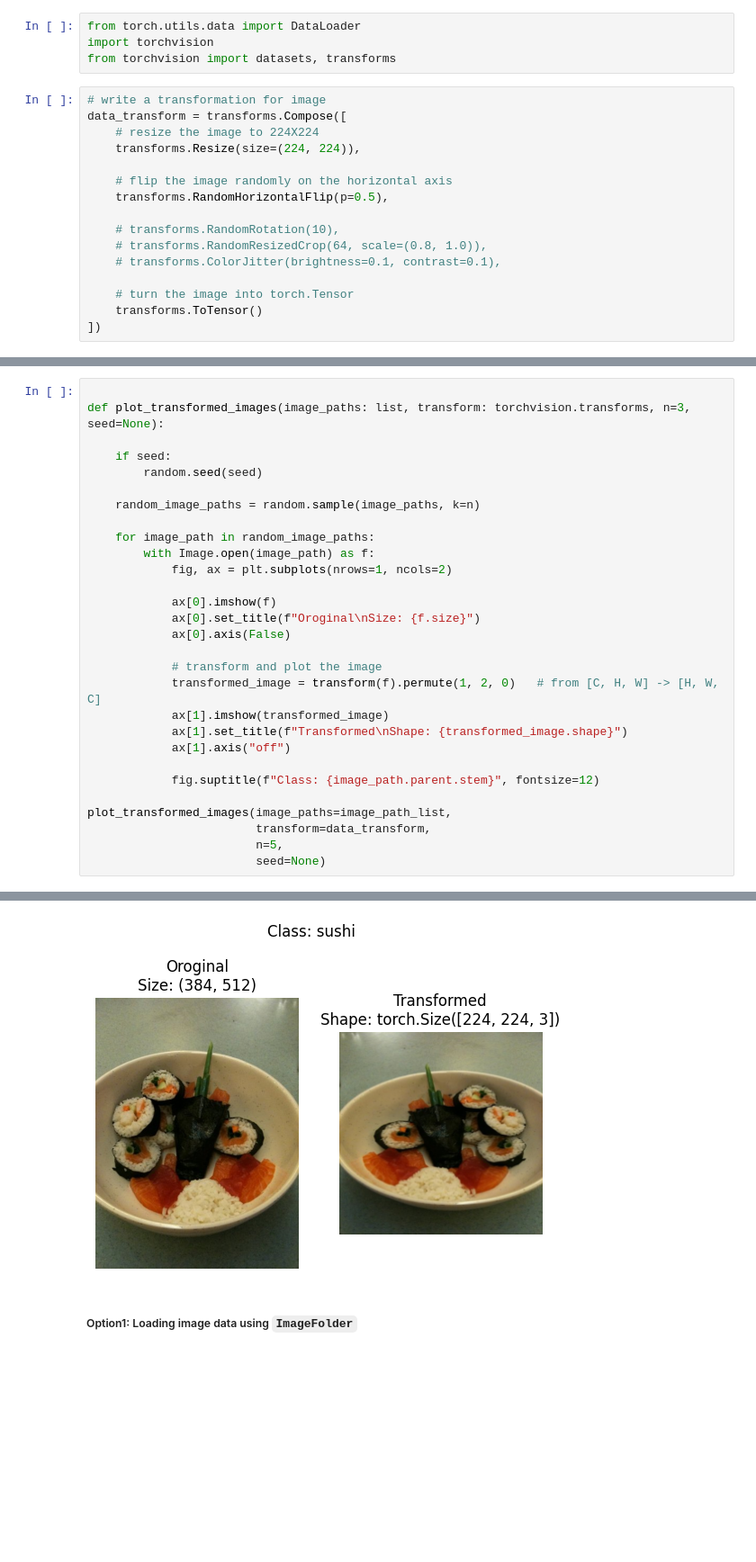
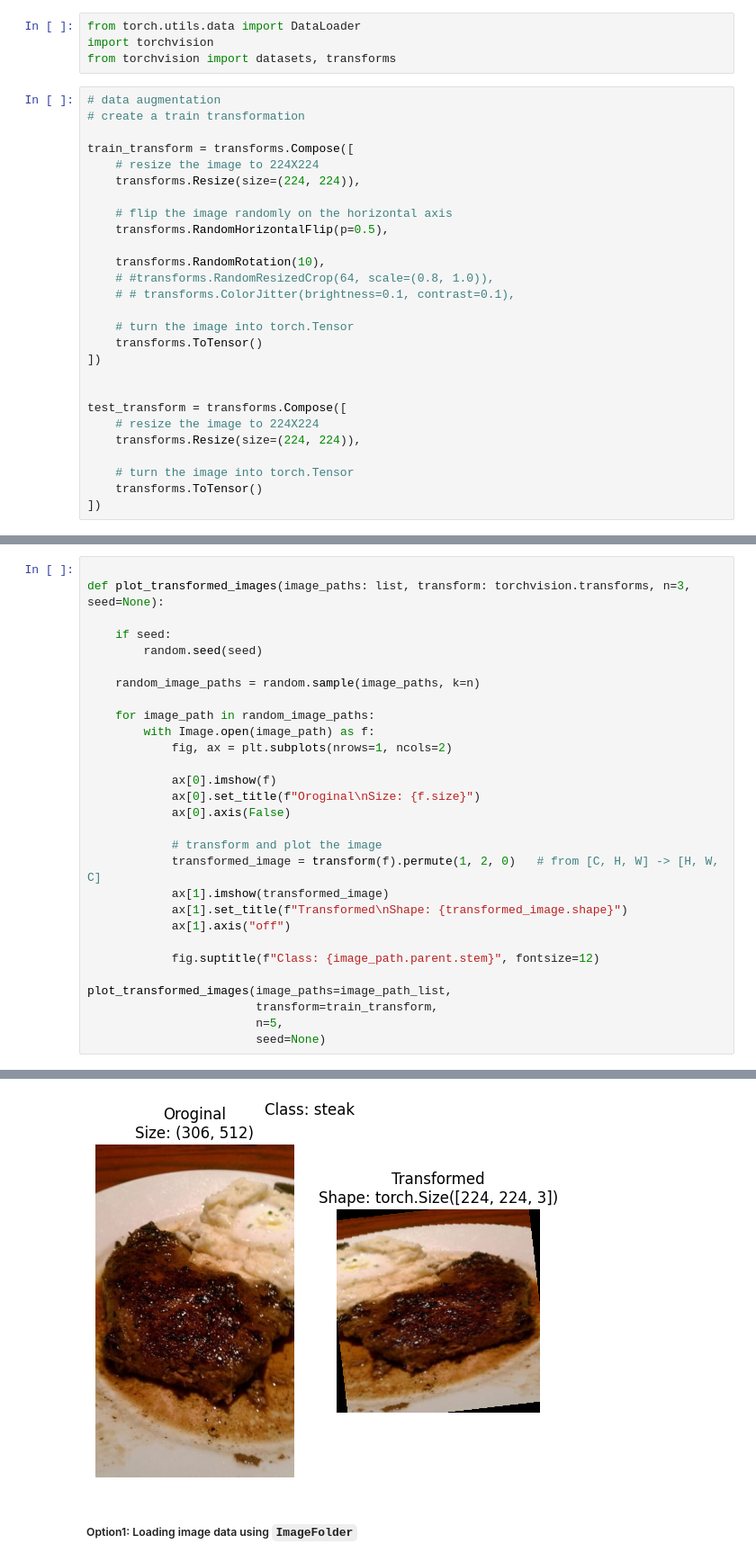
Before and after one commit to BapanBigData/Deep-Learning-with-PyTorch, a Jupyter notebook: PyTorch Custom Datasets/01.pytorch_custom_datasets.ipynb, the cells around one changed output, grey strips where cells are left out. Shown at 90% size. Cells and saved outputs as stored; diff of their text form; blank space fills up the shorter version.

```diff
--- a/PyTorch Custom Datasets/01.pytorch_custom_datasets.ipynb
+++ b/PyTorch Custom Datasets/01.pytorch_custom_datasets.ipynb
@@ -136,19 +136,30 @@ from torch.utils.data import DataLoader
 import torchvision
 from torchvision import datasets, transforms
 # %%
-# write a transformation for image
-data_transform = transforms.Compose([
+# data augmentation
+# create a train transformation
+
+train_transform = transforms.Compose([
     # resize the image to 224X224
     transforms.Resize(size=(224, 224)),
 
     # flip the image randomly on the horizontal axis
     transforms.RandomHorizontalFlip(p=0.5),
 
-    # transforms.RandomRotation(10),
-    # transforms.RandomResizedCrop(64, scale=(0.8, 1.0)),
-    # transforms.ColorJitter(brightness=0.1, contrast=0.1),
+    transforms.RandomRotation(10),
+    # #transforms.RandomResizedCrop(64, scale=(0.8, 1.0)),
+    # # transforms.ColorJitter(brightness=0.1, contrast=0.1),
 
     # turn the image into torch.Tensor
     transforms.ToTensor()
 ])
+
+
+test_transform = transforms.Compose([
+    # resize the image to 224X224
+    transforms.Resize(size=(224, 224)),
+
+    # turn the image into torch.Tensor
+    transforms.ToTensor()
+])
 # %%
@@ -201,7 +212,7 @@ def plot_transformed_images(image_paths: list, transform: torchvision.transforms
             fig.suptitle(f"Class: {image_path.parent.stem}", fontsize=12)
 
 plot_transformed_images(image_paths=image_path_list,
-                        transform=data_transform,
+                        transform=train_transform,
                         n=5,
                         seed=None)
 # %% [output]
@@ -212,4 +223,4 @@ plot_transformed_images(image_paths=image_path_list,
-[figure, old version]
+[figure, new version]
 # %% [markdown]
 ##### Option1: Loading image data using `ImageFolder`
 # %%
```
Also changed, not shown: parts of 15 cells of this notebook, 1 other file.
